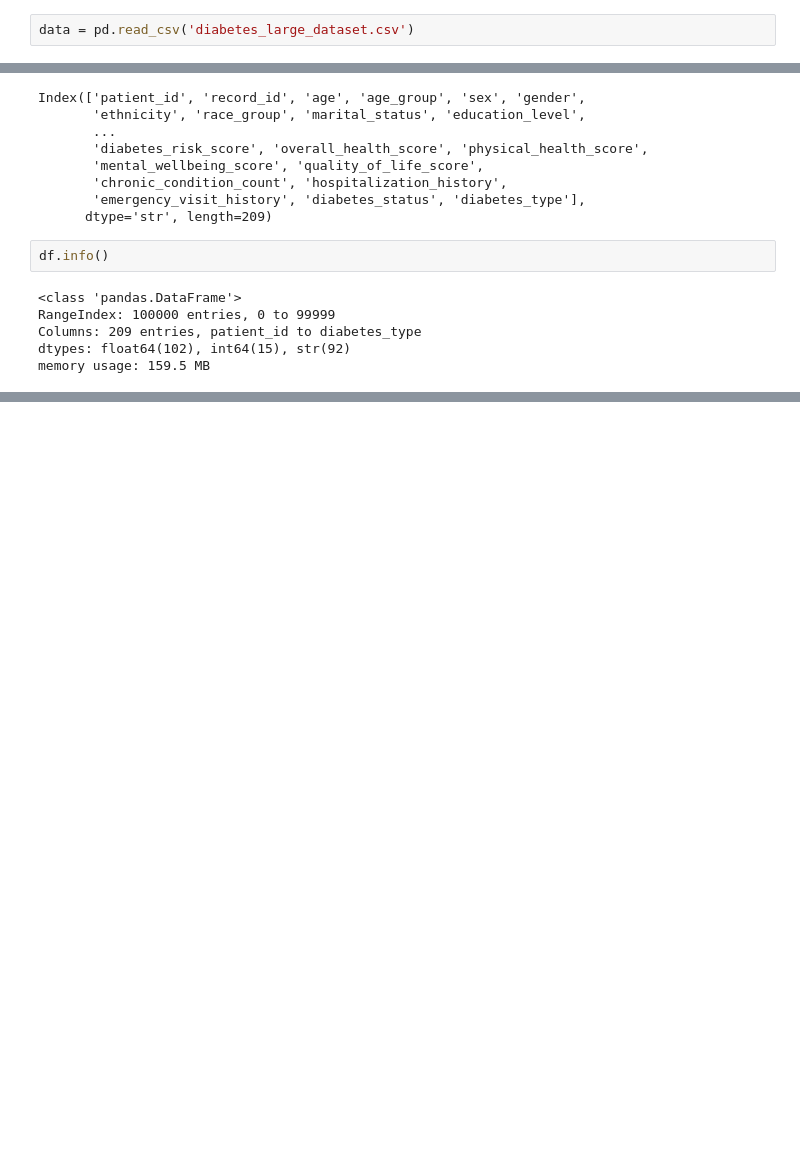
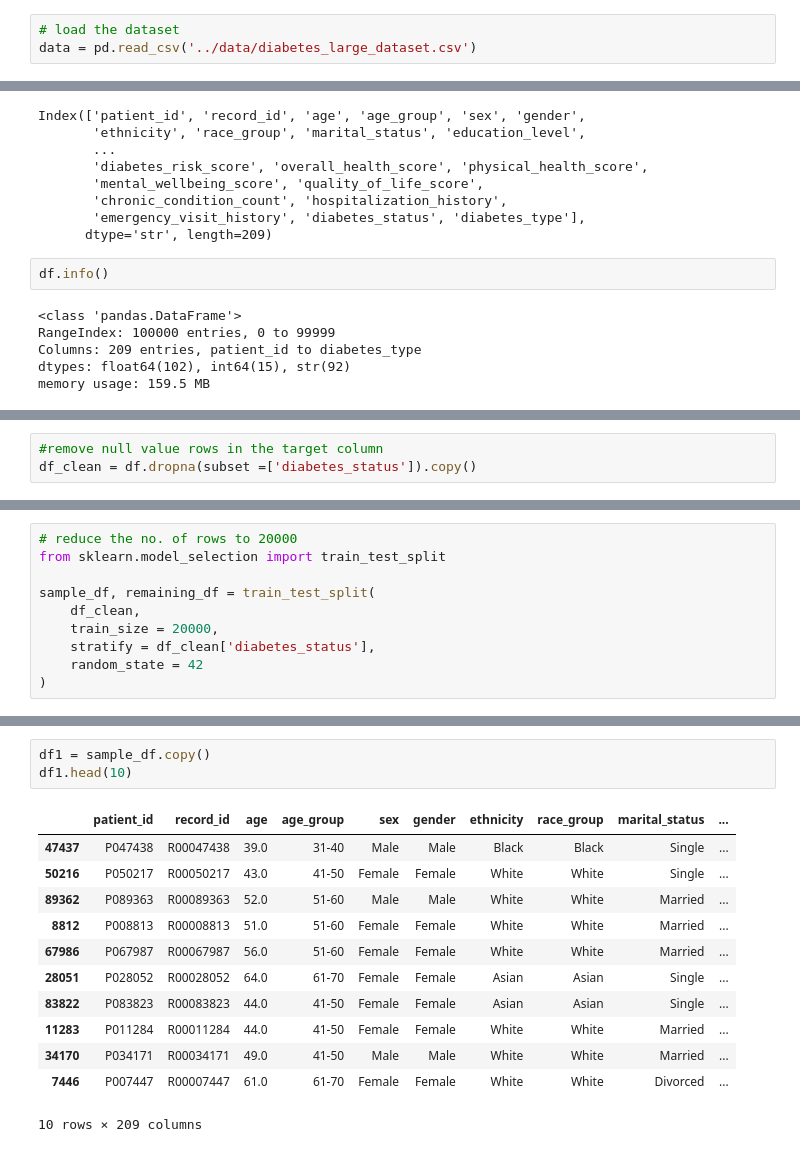
Before and after one commit to jibimariyam/ML_Diabetes_Project, a Jupyter notebook: notebooks/01_eda.ipynb, the cells around one changed output, grey strips where cells are left out. Drawn from its saved outputs; the diff is of its cells as text; blank space fills up the shorter version.

```diff
--- a/notebooks/01_eda.ipynb
+++ b/notebooks/01_eda.ipynb
@@ -4,7 +4,8 @@ import pandas as pd
 import matplotlib.pyplot as plt
 %matplotlib inline
 # %%
-data = pd.read_csv('diabetes_large_dataset.csv')
+# load the dataset
+data = pd.read_csv('../data/diabetes_large_dataset.csv')
 # %%
 data[:5]
 # %% [output]
@@ -110,0 +95,3 @@ print(df.columns[dup].tolist())
+# %%
+#remove null value rows in the target column
+df_clean = df.dropna(subset =['diabetes_status']).copy()
@@ -110,0 +102,10 @@ print(df.columns[dup].tolist())
+# %%
+# reduce the no. of rows to 20000
+from sklearn.model_selection import train_test_split
+
+sample_df, remaining_df = train_test_split(
+    df_clean,
+    train_size = 20000,
+    stratify = df_clean['diabetes_status'],
+    random_state = 42
+)
@@ -110,0 +253,16 @@ print(df.columns[dup].tolist())
+# %%
+df1 = sample_df.copy()
+df1.head(10)
+# %% [output]
+|  | patient_id | record_id | age | age_group | sex | gender | ethnicity | race_group | marital_status | ... |
+| 47437 | P047438 | R00047438 | 39.0 | 31-40 | Male | Male | Black | Black | Single | ... |
+| 50216 | P050217 | R00050217 | 43.0 | 41-50 | Female | Female | White | White | Single | ... |
+| 89362 | P089363 | R00089363 | 52.0 | 51-60 | Male | Male | White | White | Married | ... |
+| 8812 | P008813 | R00008813 | 51.0 | 51-60 | Female | Female | White | White | Married | ... |
+| 67986 | P067987 | R00067987 | 56.0 | 51-60 | Female | Female | White | White | Married | ... |
+| 28051 | P028052 | R00028052 | 64.0 | 61-70 | Female | Female | Asian | Asian | Single | ... |
+| 83822 | P083823 | R00083823 | 44.0 | 41-50 | Female | Female | Asian | Asian | Single | ... |
+| 11283 | P011284 | R00011284 | 44.0 | 41-50 | Female | Female | White | White | Married | ... |
+| 34170 | P034171 | R00034171 | 49.0 | 41-50 | Male | Male | White | White | Married | ... |
+| 7446 | P007447 | R00007447 | 61.0 | 61-70 | Female | Female | White | White | Divorced | ... |
+10 rows × 209 columns
```
Also changed, not shown: parts of 71 cells of this notebook.
